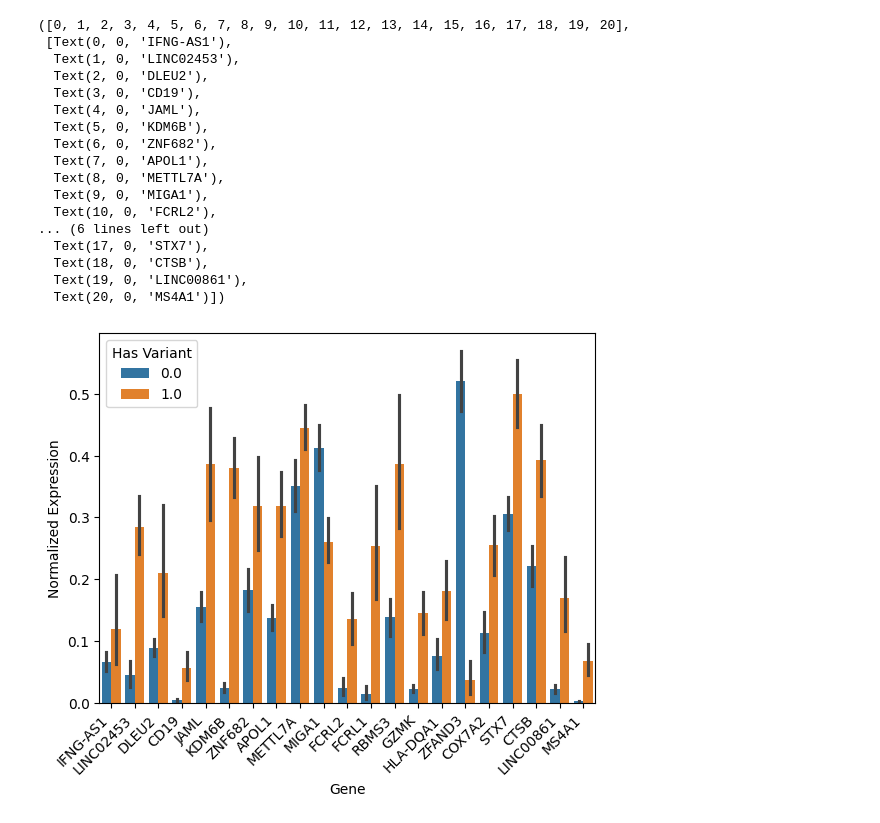
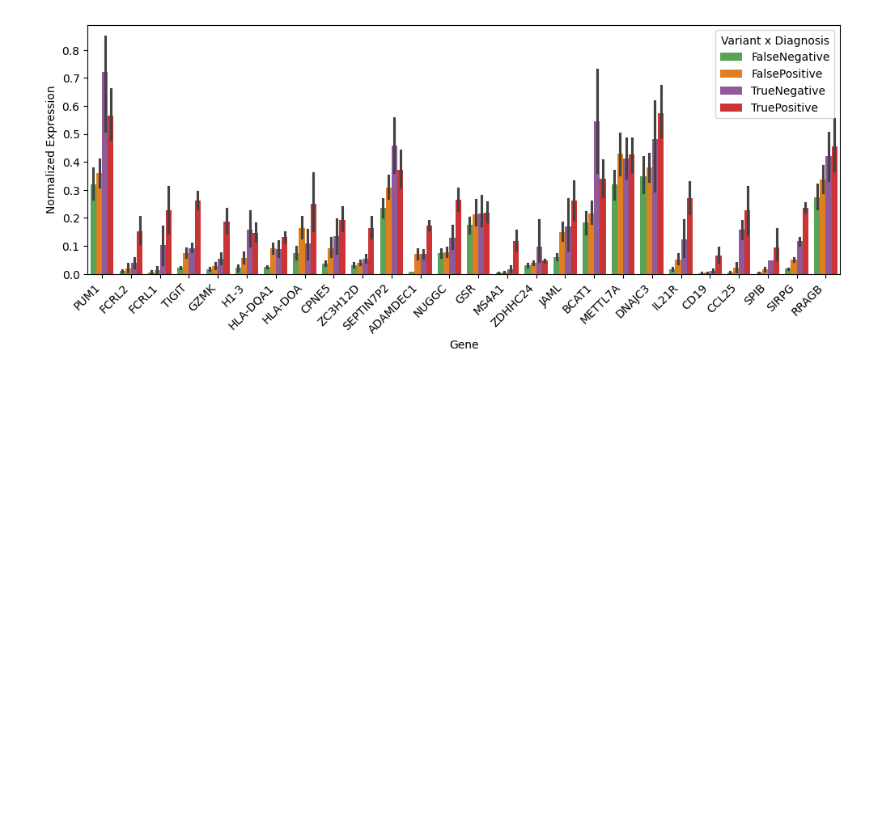
Before and after one commit to pranzatelli/AB_RNAseq, a Jupyter notebook: AB.ipynb, the cells around one changed output. Cells and saved outputs as stored; diff of their text form; code cells hidden in the pictures; blank space fills up the shorter version.

Commit message:
Updated GATK with new variants.

```diff
--- a/AB.ipynb
+++ b/AB.ipynb
@@ -56,5 +64,5 @@ HMS:0:00:36.397179 346,071 annotations, 20,759 genes, 18,733 GOs, 1 taxids READ:
 # %%
-subsubDEf run_go(glist,label):
+def run_go(glist,label):
 	glist = glist.map(RS2NT).dropna().astype('int')
 	goeaobj = GOEnrichmentStudyNS(GENEID2NT.keys(),ns2assoc,obodag,alpha = 0.05,methods = ['fdr_bh'])
 	goea_results_all = goeaobj.run_study(glist, prt=None)
@@ -151,0 +199,22 @@ array([ True,  True,  True, False,  True,  True,  True,  True, False,
+# %%
+# echo '##fileformat=VCFv4.1' > res9.vcf
+# sed -r 's/,("[^"]*")*/\t\1/g' res9.csv | cut -f2- >> res9.vcf
+# bedtools intersect -wao -a res9.vcf -b all_ens.bed > res9.gen
+res9 = pd.read_csv('res9.csv',index_col=0)
+res9['Gene'] = False
+res9gen = pd.read_csv('res9.gen',sep='\t',header=None)
+G = {}
+for variable in ['SjD Diagnosis','SSA','SSB','ANA','RF']:
+    G[variable] = []
+    res9var = res9[res9['Test'] == variable]
+    if variable == 'SjD Diagnosis':
+        print((res9var['#CHROM']+':'+res9var.POS.astype('str')+'-'+(res9var.POS+1).astype('str')).to_list())
+    for row in res9var.iterrows():
+        res9gensub = res9gen[(res9gen[0] == row[1]['#CHROM']) & (res9gen[1] == row[1]['POS'])]
+        res9gensub = res9gensub[(res9gensub[189] == 'protein_coding') | (res9gensub[189] == 'processed_transcript')]
+        gene_names = res9gensub[185].value_counts().index
+        gene_names = list(set(['-'.join(gene_name.split('-')[:-1]) for gene_name in gene_names]))
+        gene_names = [gene_name for gene_name in gene_names if 'CHM13_' not in gene_name and '.' not in gene_name]
+        if len(gene_names) == 1:
+            res9['Gene'][(res9['#CHROM'] == row[1]['#CHROM']) & (res9['POS'] == row[1]['POS'])] = gene_names[0]
+        G[variable] += gene_names
@@ -152,32 +254,21 @@ array([ True,  True,  True, False,  True,  True,  True,  True, False,
 # %%
 DF = []
-for i in range(len(L)):
-    if Q[0][i]:
-        boolset = res[res['Gene'] == L[i]][res.columns[res.columns.str.contains('BRA')+res.columns.str.contains('MSG')]]
-        g = G[boolset.columns].loc[L[i]]
-        df = pd.DataFrame([g,boolset.loc[boolset.index[0]]],index = ['Expression (CPM)','Has Variant']).T
-        df['Gene'] = L[i]
+res9 = res9[(res9['Gene'] != 'C12orf66') & (res9['Gene'] != 'ADAMTS7P4')]
+for i in res9.iterrows():
+    if i[1]['Gene'] and ('orf' not in i[1]['Gene']):
+        boolset = i[1][res9.columns[res9.columns.str.contains('BRA')+res9.columns.str.contains('MSG')]]
+        g = CPM[boolset.index].loc[i[1]['Gene']]
+        df = pd.DataFrame([g,boolset],index = ['Expression (CPM)','Has Variant']).T
+        df['Gene'] = i[1]['Gene']
         df['Normalized Expression'] = df['Expression (CPM)'] / df['Expression (CPM)'].max()
         DF.append(df)
 
-sns.barplot(data=pd.concat(DF),x='Gene',y='Normalized Expression',hue='Has Variant')
+DF = pd.concat(DF)
+DF['SjD Diagnosis'] = DF.index.map(meta['SjD Diagnosis'].to_dict())
+DF['Variant x Diagnosis'] = DF['Has Variant'].astype('str') + DF['SjD Diagnosis']
+plt.figure(figsize=(12,4))
+sns.barplot(data=DF,x='Gene',y='Normalized Expression',hue='Variant x Diagnosis',hue_order=sorted(DF['Variant x Diagnosis'].value_counts().index),palette=['#4daf4a','#ff7f00','#984ea3','#e41a1c'])
 plt.xticks(ha='right',rotation=45)
+plt.savefig('figures/eQTL_barchart.pdf',format='pdf',bbox_inches='tight')
 # %% [output]
-([0, 1, 2, 3, 4, 5, 6, 7, 8, 9, 10, 11, 12, 13, 14, 15, 16, 17, 18, 19, 20],
- [Text(0, 0, 'IFNG-AS1'),
-  Text(1, 0, 'LINC02453'),
-  Text(2, 0, 'DLEU2'),
-  Text(3, 0, 'CD19'),
-  Text(4, 0, 'JAML'),
-  Text(5, 0, 'KDM6B'),
-  Text(6, 0, 'ZNF682'),
-  Text(7, 0, 'APOL1'),
-  Text(8, 0, 'METTL7A'),
-  Text(9, 0, 'MIGA1'),
-  Text(10, 0, 'FCRL2'),
-... (6 lines left out)
-  Text(17, 0, 'STX7'),
-  Text(18, 0, 'CTSB'),
-  Text(19, 0, 'LINC00861'),
-  Text(20, 0, 'MS4A1')])
-[figure, old version]
+[figure, new version]
```
Also changed, not shown: parts of 18 cells of this notebook, 43 other files.
